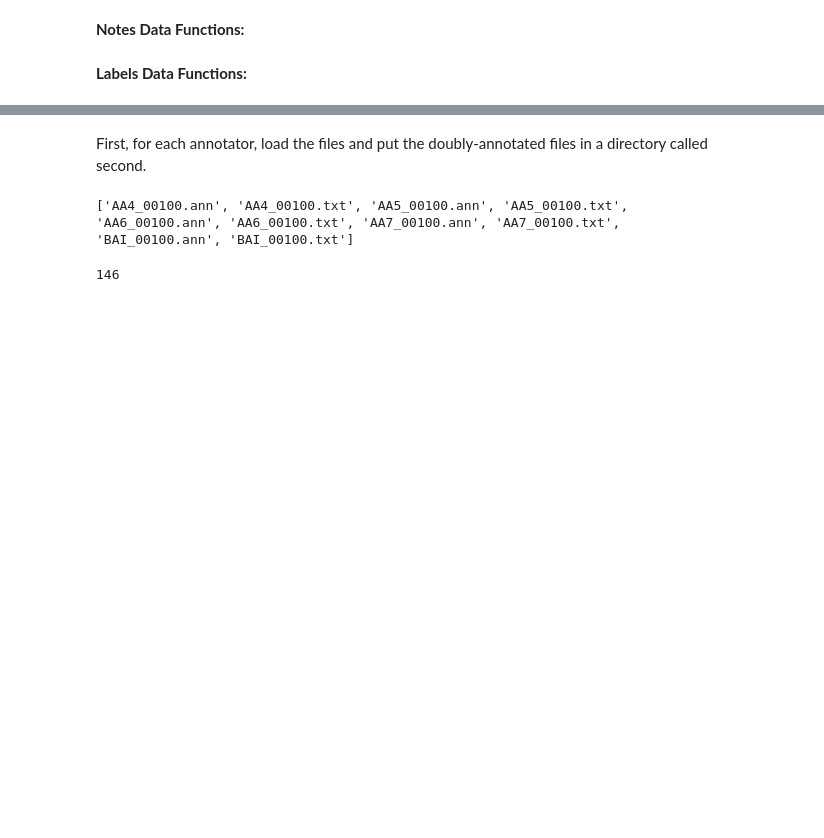
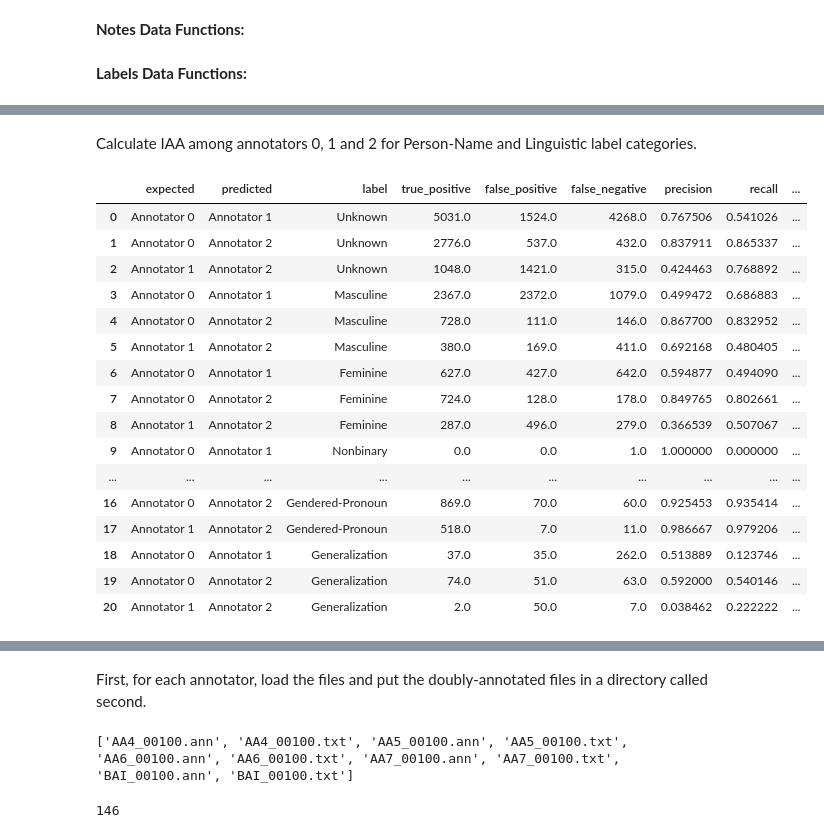
Before and after one commit to thegoose20/annot, a Jupyter notebook: Analysis_PostAnnotation.ipynb, the cells around one changed output, grey strips where cells are left out. Cells and saved outputs as stored; diff of their text form; code cells hidden in the pictures; blank space fills up the shorter version.

```diff
--- a/Analysis_PostAnnotation.ipynb
+++ b/Analysis_PostAnnotation.ipynb
@@ -401,0 +889,72 @@ print(len(ann2_role_list))
+# %%
+def initDF():
+    exp_ann = []
+    pred_ann = []
+    label = []
+    truep = []
+    falsep = []
+    falsen = []
+    prec = []
+    rec = []
+    f = []
+    for_df = {"expected":exp_ann, "predicted":pred_ann, "label":label, "true_positive":truep, "false_positive":falsep,
+                     "false_negative":falsen, "precision":prec, "recall":rec, "F_1":f}
+    return pd.DataFrame(for_df)
+# %%
+def appendRow(df, exp_name, pred_name, label_name, tp, fp, fn, precision, recall, f_1):
+    df = df.append({"expected":exp_name, "predicted":pred_name, "label":label_name, "true_positive":tp,
+                    "false_positive":fp, "false_negative":fn, "precision":precision, "recall":recall, "F_1":f_1},
+                  ignore_index=True)
+    return df
+# %% [markdown]
+Calculate IAA among annotators 0, 1 and 2 for Person-Name and Linguistic label categories.
+# %%
+iaa_df = initDF()
+
+labels = ["Unknown", "Masculine", "Feminine", "Nonbinary", "Gendered-Role", "Gendered-Pronoun", "Generalization"]
+
+for labelname in labels:
+    # Ann0 as expected, Ann1 as predicted
+    tp_list, fn_list, fp_list = iaaAcrossFiles(df0_with1, df1_with0, commonPL01, labelname)
+    tp_sum = sum(tp_list)
+    fn_sum = sum(fn_list)
+    fp_sum = sum(fp_list)
+    prec, rec, f_1 = IAA(tp_sum, fn_sum, fp_sum)
+    iaa_df = appendRow(iaa_df, "Annotator 0", "Annotator 1", labelname,
+                       tp_sum, fp_sum, fn_sum, prec, rec, f_1)
+    # Ann0 as expected, Ann2 as predicted
+    tp_list, fn_list, fp_list = iaaAcrossFiles(df0_with2, df2_with0, commonPL02, labelname)
+    tp_sum = sum(tp_list)
+    fn_sum = sum(fn_list)
+    fp_sum = sum(fp_list)
+    prec, rec, f_1 = IAA(tp_sum, fn_sum, fp_sum)
+    iaa_df = appendRow(iaa_df, "Annotator 0", "Annotator 2", labelname,
+                       tp_sum, fp_sum, fn_sum, prec, rec, f_1)
+    # Ann1 as expected, Ann2 as predicted
+    tp_list, fn_list, fp_list = iaaAcrossFiles(df1_with2, df2_with1, commonPL12, labelname)
+    tp_sum = sum(tp_list)
+    fn_sum = sum(fn_list)
+    fp_sum = sum(fp_list)
+    prec, rec, f_1 = IAA(tp_sum, fn_sum, fp_sum)
+    iaa_df = appendRow(iaa_df, "Annotator 1", "Annotator 2", labelname,
+                       tp_sum, fp_sum, fn_sum, prec, rec, f_1)
+
+iaa_df
+# %% [output]
+|  | expected | predicted | label | true_positive | false_positive | false_negative | precision | recall | ... |
+| 0 | Annotator 0 | Annotator 1 | Unknown | 5031.0 | 1524.0 | 4268.0 | 0.767506 | 0.541026 | ... |
+| 1 | Annotator 0 | Annotator 2 | Unknown | 2776.0 | 537.0 | 432.0 | 0.837911 | 0.865337 | ... |
+| 2 | Annotator 1 | Annotator 2 | Unknown | 1048.0 | 1421.0 | 315.0 | 0.424463 | 0.768892 | ... |
+| 3 | Annotator 0 | Annotator 1 | Masculine | 2367.0 | 2372.0 | 1079.0 | 0.499472 | 0.686883 | ... |
+| 4 | Annotator 0 | Annotator 2 | Masculine | 728.0 | 111.0 | 146.0 | 0.867700 | 0.832952 | ... |
+| 5 | Annotator 1 | Annotator 2 | Masculine | 380.0 | 169.0 | 411.0 | 0.692168 | 0.480405 | ... |
+| 6 | Annotator 0 | Annotator 1 | Feminine | 627.0 | 427.0 | 642.0 | 0.594877 | 0.494090 | ... |
+| 7 | Annotator 0 | Annotator 2 | Feminine | 724.0 | 128.0 | 178.0 | 0.849765 | 0.802661 | ... |
+| 8 | Annotator 1 | Annotator 2 | Feminine | 287.0 | 496.0 | 279.0 | 0.366539 | 0.507067 | ... |
+| 9 | Annotator 0 | Annotator 1 | Nonbinary | 0.0 | 0.0 | 1.0 | 1.000000 | 0.000000 | ... |
+| ... | ... | ... | ... | ... | ... | ... | ... | ... | ... |
+| 16 | Annotator 0 | Annotator 2 | Gendered-Pronoun | 869.0 | 70.0 | 60.0 | 0.925453 | 0.935414 | ... |
+| 17 | Annotator 1 | Annotator 2 | Gendered-Pronoun | 518.0 | 7.0 | 11.0 | 0.986667 | 0.979206 | ... |
+| 18 | Annotator 0 | Annotator 1 | Generalization | 37.0 | 35.0 | 262.0 | 0.513889 | 0.123746 | ... |
+| 19 | Annotator 0 | Annotator 2 | Generalization | 74.0 | 51.0 | 63.0 | 0.592000 | 0.540146 | ... |
+| 20 | Annotator 1 | Annotator 2 | Generalization | 2.0 | 50.0 | 7.0 | 0.038462 | 0.222222 | ... |
```
Also changed, not shown: parts of 153 cells of this notebook.
